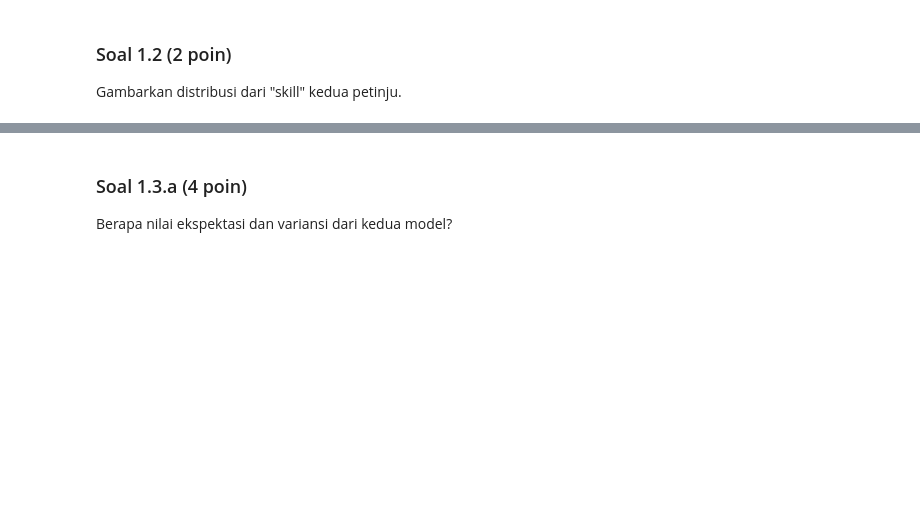
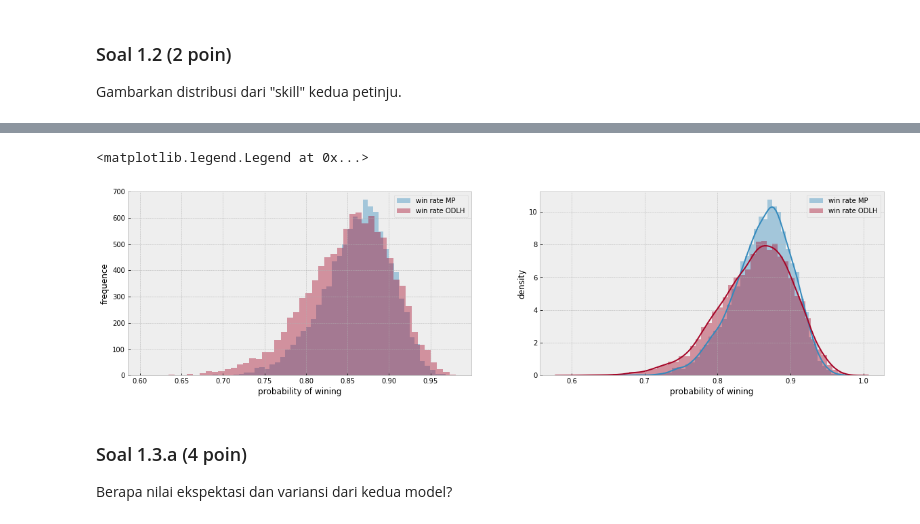
Before and after one commit to satrio-hw/probabilistic-programming, a Jupyter notebook: tugas4_0102517023.ipynb, the cells around one changed output, grey strips where cells are left out. Cells and saved outputs as stored; diff of their text form; code cells hidden in the pictures; blank space fills up the shorter version.

```diff
--- a/tugas4_0102517023.ipynb
+++ b/tugas4_0102517023.ipynb
@@ -112,3 +113,22 @@ ax[1].set_title('$p_{ODLH}$');
+# %%
+fig, ax = plt.subplots(figsize=(20,5))
+
+plt.subplot(1,2,1)
+sns.distplot(traceall['win_rate_MP'], hist=True, label='win rate MP', kde=False)
+sns.distplot(traceall['win_rate_ODLH'], hist=True, label='win rate ODLH', kde=False)
+plt.xlabel('probability of wining')
+plt.ylabel('frequence')
+plt.legend()
+
+plt.subplot(1,2,2)
+sns.distplot(traceall['win_rate_MP'], hist=True, label='win rate MP', kde=True)
+sns.distplot(traceall['win_rate_ODLH'], hist=True, label='win rate ODLH', kde=True)
+plt.xlabel('probability of wining')
+plt.ylabel('density')
+plt.legend()
+# %% [output]
+<matplotlib.legend.Legend at 0x...>
+[figure, added]
 # %% [markdown]
 ### Soal 1.3.a (4 poin)
 
```
Also changed, not shown: parts of 27 cells of this notebook.
